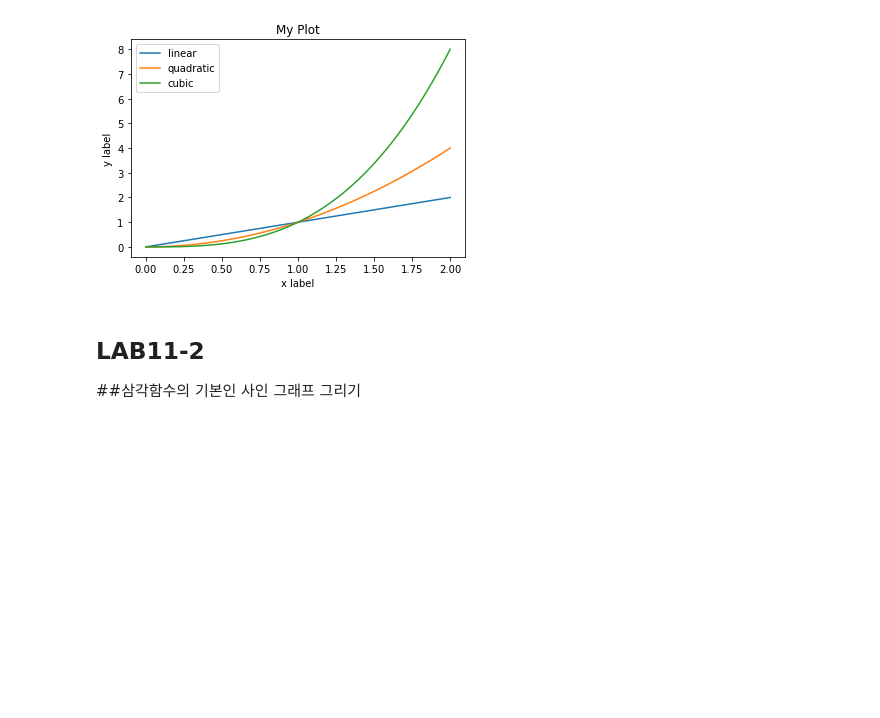
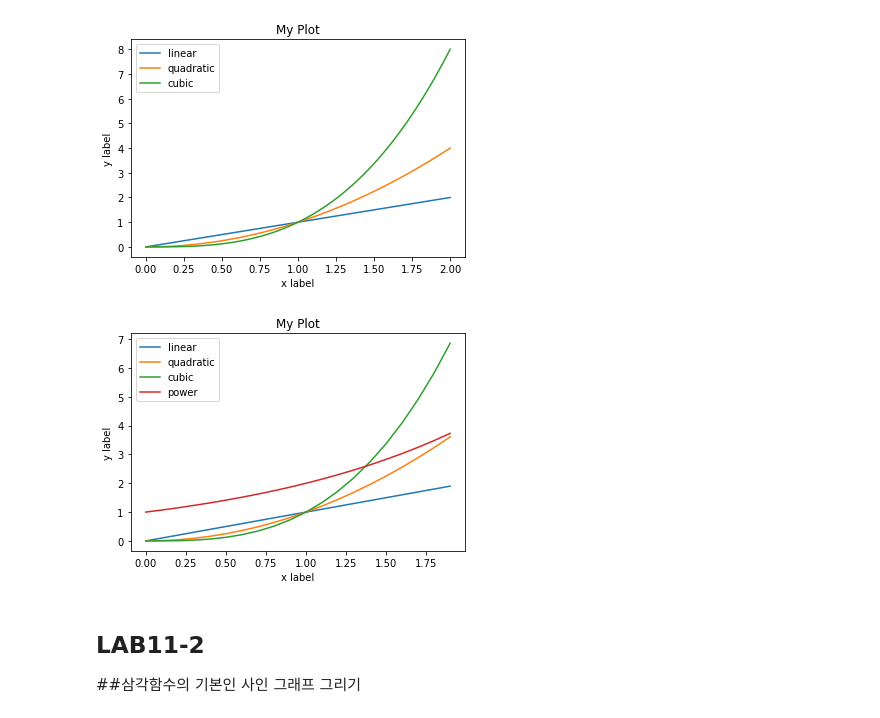
Before and after one commit to Jihwan98/2022-1, a Jupyter notebook: visual_programming/220511/11장_matplotlib_self.ipynb, the cells around one changed output. Cells and saved outputs as stored; diff of their text form; code cells hidden in the pictures; blank space fills up the shorter version.

```diff
--- a/visual_programming/220511/11장_matplotlib_self.ipynb
+++ b/visual_programming/220511/11장_matplotlib_self.ipynb
@@ -168,6 +168,24 @@ plt.legend()
 plt.show()
 # %% [output]
 [figure]
+# %%
+x = [x/10 for x in range(20)]     # 0에서 20까지의 정수를 생성
+y = [(x/ 10)**2 for x in range(20)]  # 0에서 20까지의 정수 x에 대해 x 제곱값을 생성
+z = [(x/10)**3 for x in range(20)]  # 0에서 20까지의 정수 x에 대해 x 세제곱값을 생성
+i = [2**(x/10) for x in range(20)]
+
+plt.plot(x, x, label='linear')    # 각 선에 대한 레이블
+plt.plot(x, y, label='quadratic')
+plt.plot(x, z, label='cubic')
+plt.plot(x, i, label='power')
+
+plt.xlabel('x label')      # x 축의 레이블
+plt.ylabel('y label')      # y 축의 레이블
+plt.title("My Plot")
+plt.legend()
+plt.show()
+# %% [output]
+[figure, added]
 # %% [markdown]
 ##  LAB11-2
 ##삼각함수의 기본인 사인 그래프 그리기
```
Also changed, not shown: parts of 1 cell of this notebook.
